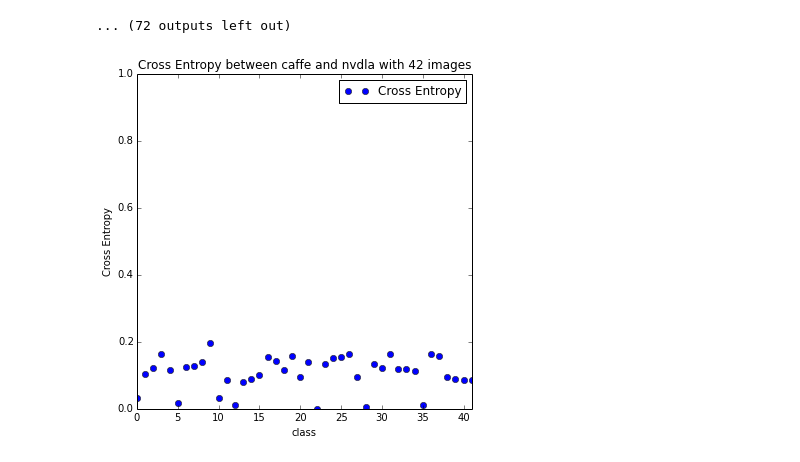
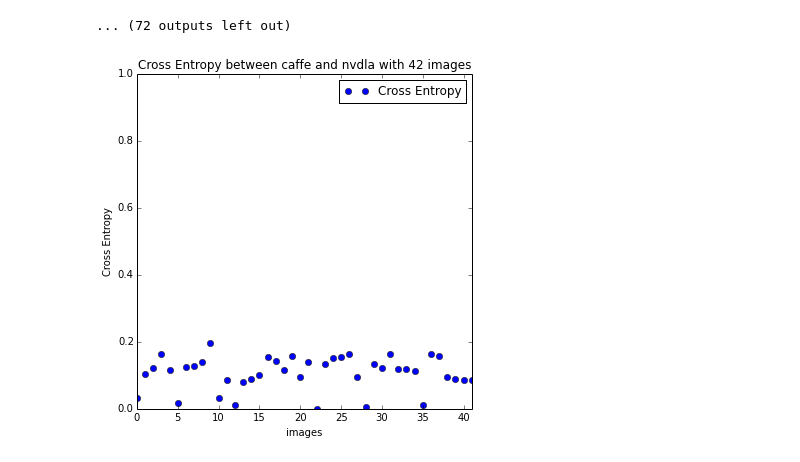
Before and after one commit to MINZHIJI/nvdla_exploration, a Jupyter notebook: cifar_caffe_nvdla_loss_rate.ipynb, the cells around one changed output. Drawn from its saved outputs; the diff is of its cells as text; code cells hidden in the pictures.

```diff
--- a/cifar_caffe_nvdla_loss_rate.ipynb
+++ b/cifar_caffe_nvdla_loss_rate.ipynb
@@ -194,24 +194,24 @@ for z in range(0,42):
 # %%
 pixel_width = 6
 pixel_height = 6
 plt.figure(figsize=(pixel_width, pixel_height))
 aa = range(0,42)
 l1, = plt.plot(aa,caffe_nvdla_cross_entropy,'ro', label = 'Cross Entropy', color = 'blue')
 
 plt.xlim((0, 41))
 plt.ylim((0, 1))
 plt.title("Cross Entropy between caffe and nvdla with 42 images")
-plt.xlabel('class')
+plt.xlabel('images')
 plt.ylabel('Cross Entropy')
 
 plt.legend() #, labels = ['caffe', 'no mean'], loc = 'best')
 
 plt.show()
 # print("-----------loss rate: %2.3f%% | cross entropy: %2.3f%% -----------------"%((caffe_nvdla_loss[z]*100),(caffe_nvdla_cross_entropy[z]*100)))
 #
 # # print aa
 # plt.plot(aa,predictions[0],'y--',aa, dimg_no_mean , 'r--', aa, dimg_mean_bgr, 'b--', aa, dimg_mean_rgb, 'g--')
 # plt.axis([0, 50, 0, 1])
 # plt.show()
 # %% [output]
-[figure, old version]
+[figure, new version]
```
